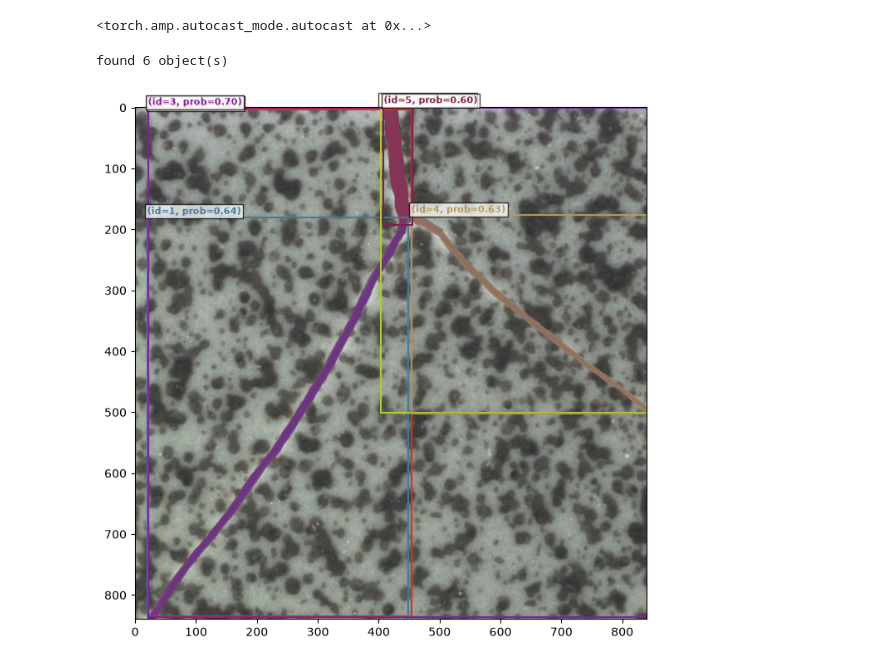
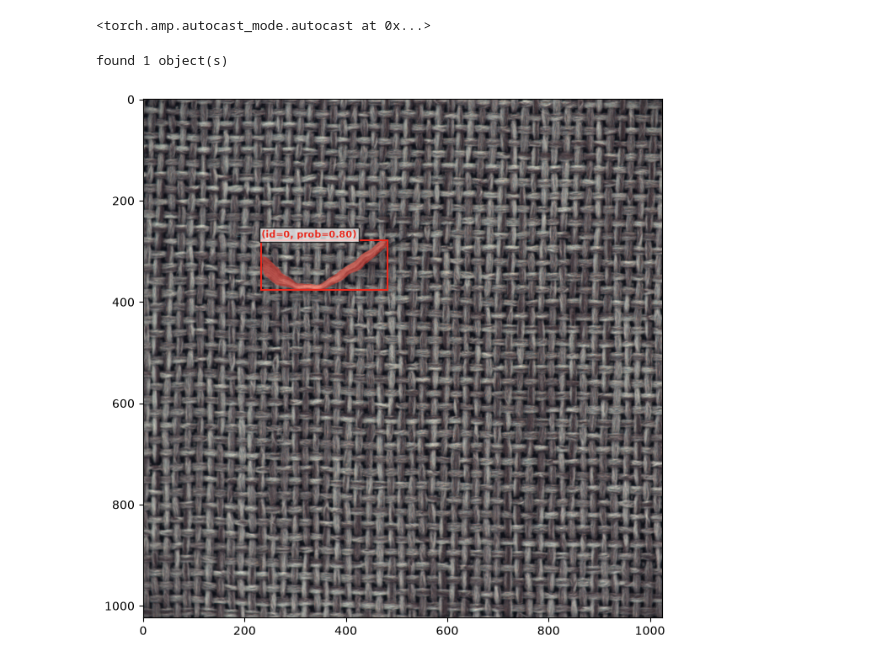
Before and after one commit to Valdo0811/Bachelor, a Jupyter notebook: test.ipynb, the cells around one changed output. Saved outputs shown, nothing was run; the diff lists cells and outputs as text; code cells hidden in the pictures.

```diff
--- a/test.ipynb
+++ b/test.ipynb
@@ -17,25 +17,25 @@ from sam3.visualization_utils import draw_box_on_image, normalize_bbox, plot_res
 model = build_sam3_image_model()
 processor = Sam3Processor(model)
 # %%
-image_path = "dataset/mvtec_anomaly_detection/tile/test/crack/002.png"
+image_path = "dataset/mvtec_anomaly_detection/carpet/test/thread/000.png"
 
-ground_truth = "dataset/mvtec_anomaly_detection/metal_nut/ground_truth/scratch/000_mask.png"
+ground_truth = "dataset/mvtec_anomaly_detection/carpet/ground_truth/thread/000_mask.png"
 # %%
 image = Image.open(image_path).convert("RGB")
 inference_state = processor.set_image(image)
 
 processor.reset_all_prompts(inference_state)
 
 inference_state = processor.set_confidence_threshold(state=inference_state, threshold=0.25)
-inference_state = processor.set_text_prompt(state=inference_state, prompt="cracks")
+inference_state = processor.set_text_prompt(state=inference_state, prompt="loose thread")
 
 
 masks, boxes, scores = inference_state["masks"], inference_state["boxes"], inference_state["scores"]
 img0 = Image.open(image_path)
 plot_results(image, inference_state)
 # %% [output]
-found 6 object(s)
+found 1 object(s)
-[figure, old version]
+[figure, new version]
 # %%
 from anomalib.metrics import AUROC, AUPRO, PRO
 from anomalib.data.dataclasses.torch import ImageBatch, ImageItem
```
Also changed, not shown: parts of 1 cell of this notebook, 18 other files.
